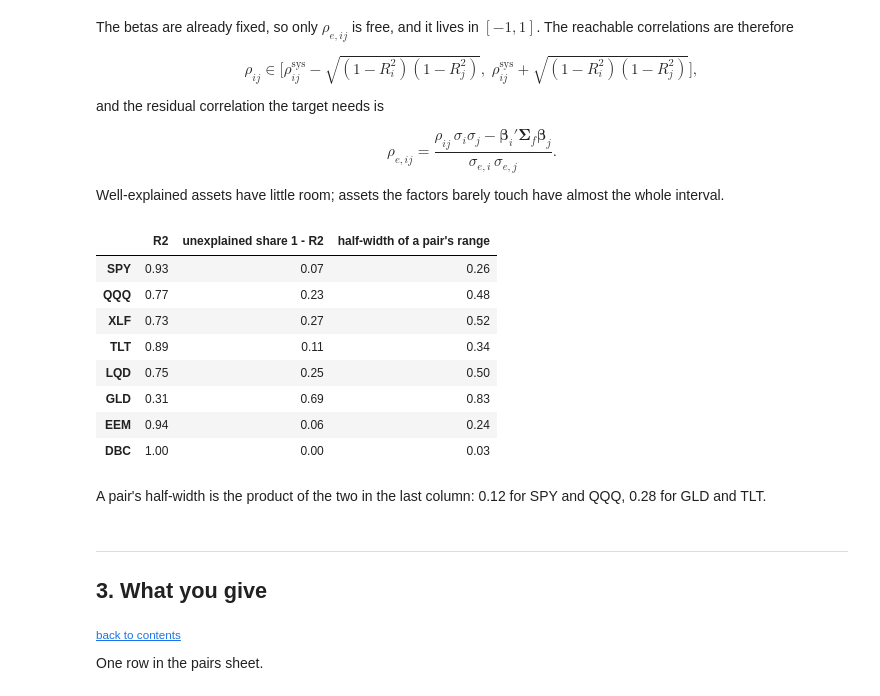
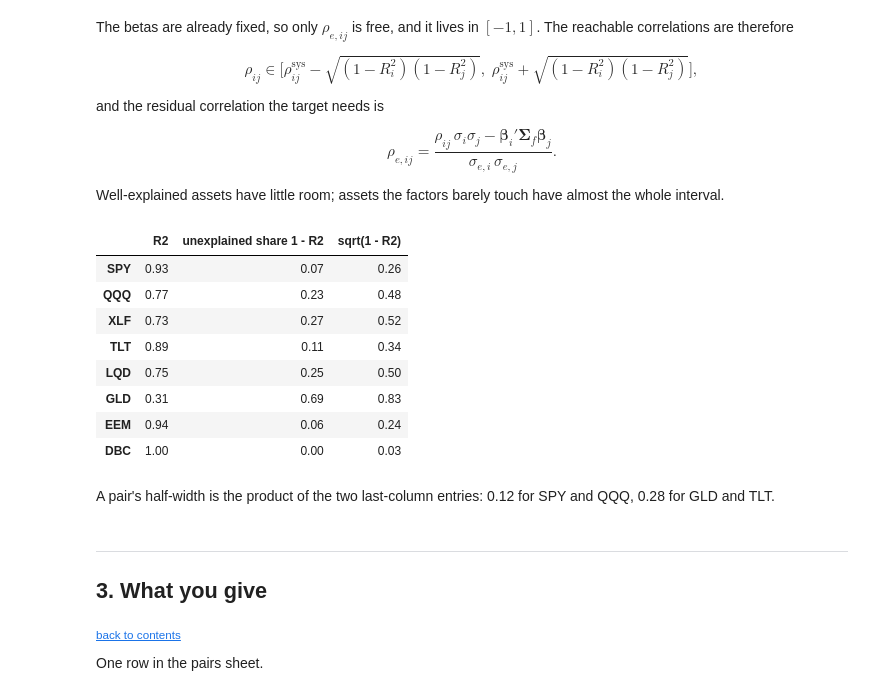
Before and after one commit to mamadouyamar/CVineMarketGen, a Jupyter notebook: examples/recipes/r4_pair_correlation.ipynb, the cells around one changed output. Cells and saved outputs as stored; diff of their text form; code cells hidden in the pictures.

```diff
--- a/examples/recipes/r4_pair_correlation.ipynb
+++ b/examples/recipes/r4_pair_correlation.ipynb
@@ -107,9 +107,9 @@ $$
 Well-explained assets have little room; assets the factors barely touch have
 almost the whole interval.
 # %%
-pd.DataFrame({"R2": sim.model.r2, "unexplained share 1 - R2": 1 - sim.model.r2, "half-width of a pair's range": np.sqrt(1 - sim.model.r2)}).round(2)
+pd.DataFrame({"R2": sim.model.r2, "unexplained share 1 - R2": 1 - sim.model.r2, "sqrt(1 - R2)": np.sqrt(1 - sim.model.r2)}).round(2)
 # %% [output]
-|  | R2 | unexplained share 1 - R2 | half-width of a pair's range |
+|  | R2 | unexplained share 1 - R2 | sqrt(1 - R2) |
 | SPY | 0.93 | 0.07 | 0.26 |
 | QQQ | 0.77 | 0.23 | 0.48 |
 | XLF | 0.73 | 0.27 | 0.52 |
@@ -119,7 +119,7 @@ pd.DataFrame({"R2": sim.model.r2, "unexplained share 1 - R2": 1 - sim.model.r2,
 | EEM | 0.94 | 0.06 | 0.24 |
 | DBC | 1.00 | 0.00 | 0.03 |
 # %% [markdown]
-A pair's half-width is the product of the two in the last column: 0.12 for
+A pair's half-width is the product of the two last-column entries: 0.12 for
 SPY and QQQ, 0.28 for GLD and TLT.
 # %% [markdown]
 ---
```
Also changed, not shown: parts of 1 cell of this notebook, 8 other files.
